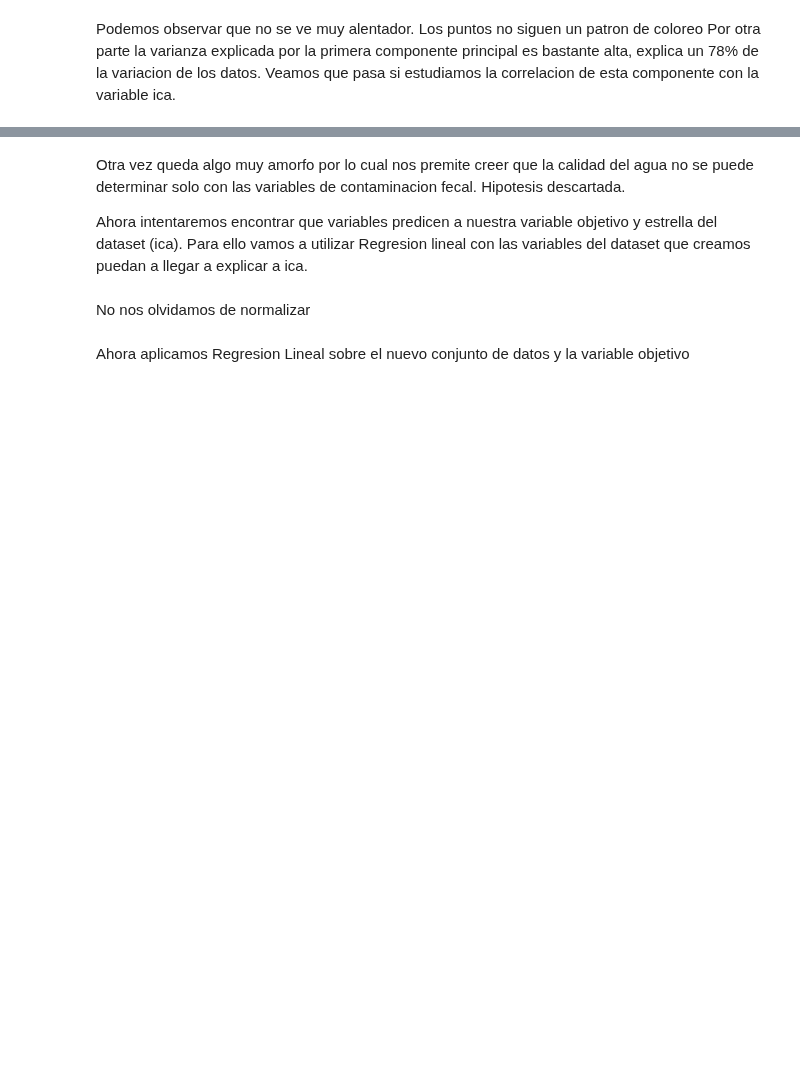
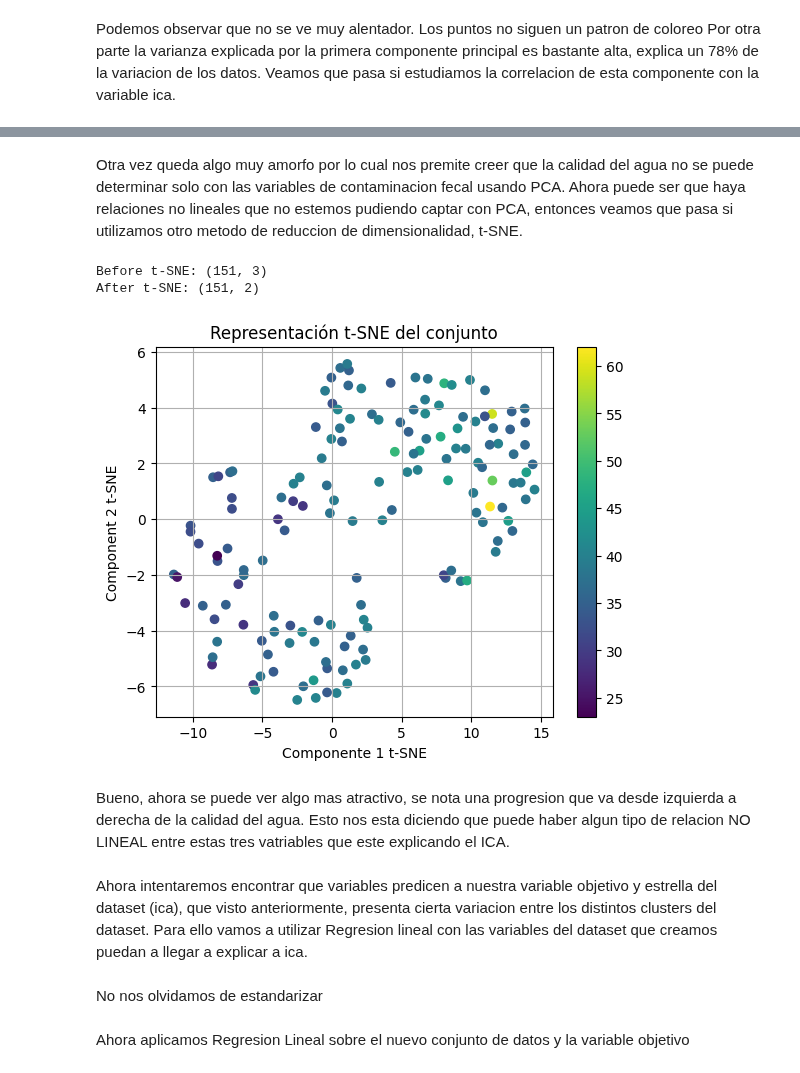
Before and after one commit to MaximoReynoso/TrabajoEspecial, a Jupyter notebook: TrabajoEspecial.ipynb, the cells around one changed output, grey strips where cells are left out. Drawn from its saved outputs; the diff is of its cells as text; code cells hidden in the pictures; blank space fills up the shorter version.

Commit message:
se termino de redactar y agrego analisis en la reduccion de dimensionalidad

```diff
--- a/TrabajoEspecial.ipynb
+++ b/TrabajoEspecial.ipynb
@@ -295,5 +295,28 @@ plt.show()
+# %% [markdown]
+Otra vez queda algo muy amorfo por lo cual nos premite creer que la calidad del agua no se puede determinar solo con las variables de contaminacion fecal usando PCA. Ahora puede ser que haya relaciones no lineales que no estemos pudiendo captar con PCA, entonces veamos que pasa si utilizamos otro metodo de reduccion de dimensionalidad, t-SNE.
+# %%
+from sklearn.manifold import TSNE
+
+X_tsne = TSNE(n_components=2, random_state=10).fit_transform(scaled_df)  # con random state
+# imprimimos los tamaños antes y después
+print('Before t-SNE: {}'.format(scaled_df.shape))
+print('After t-SNE: {}'.format(X_tsne.shape))
+
+# graficamos los datos, el color de cada punto representa la calidad del agua
+plt.scatter(X_tsne[:,0], X_tsne[:,1], c=preprocessed_dataset["ica"], cmap='viridis')
+plt.grid(True)
+plt.xlabel('Componente 1 t-SNE')
+plt.ylabel('Component 2 t-SNE')
+plt.title('Representación t-SNE del conjunto')
+plt.colorbar()
+plt.show()
+# %% [output]
+Before t-SNE: (151, 3)
+After t-SNE: (151, 2)
+[figure, added]
+# %% [markdown]
+Bueno, ahora se puede ver algo mas atractivo, se nota una progresion que va desde izquierda a derecha de la calidad del agua. Esto nos esta diciendo que puede haber algun tipo de relacion NO LINEAL  entre estas tres vatriables que este explicando el ICA.
 # %% [markdown]
-Otra vez queda algo muy amorfo por lo cual nos premite creer que la calidad del agua no se puede determinar solo con las variables de contaminacion fecal. Hipotesis descartada.
-
-Ahora intentaremos encontrar que variables predicen a nuestra variable objetivo y estrella del dataset (ica). Para ello vamos a utilizar Regresion lineal con las variables del dataset que creamos puedan a llegar a explicar a ica.
+Ahora intentaremos encontrar que variables predicen a nuestra variable objetivo y estrella del dataset (ica), que visto anteriormente, presenta cierta variacion entre los distintos clusters del dataset.
+Para ello vamos a utilizar Regresion lineal con las variables del dataset que creamos puedan a llegar a explicar a ica.
 # %%
@@ -303,5 +326,5 @@ borrar = ['sitios', 'fecha', 'hidr_deriv_petr_ug_l', 'calidad_de_agua', 'ica']
 X = preprocessed_dataset.drop(borrar, axis=1)
 y = preprocessed_dataset['ica']
 # %% [markdown]
-No nos olvidamos de normalizar
+No nos olvidamos de estandarizar
 # %%
```
Also changed, not shown: parts of 14 cells of this notebook.
